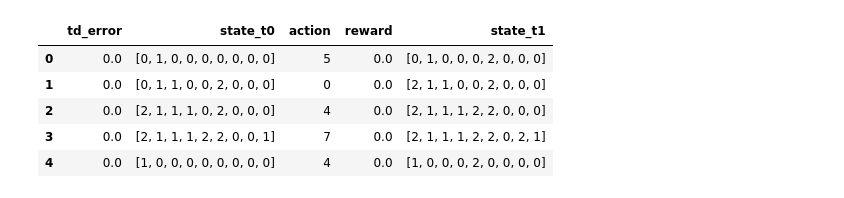
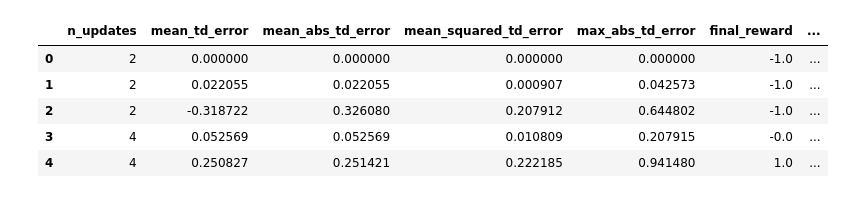
Before and after one commit to jamesGadoury/tic-tac-toe-ui, a Jupyter notebook: tic-tac-toe-rl/training_analysis.ipynb, the cells around one changed output. Cells and saved outputs as stored; diff of their text form; code cells hidden in the pictures.

```diff
--- a/tic-tac-toe-rl/training_analysis.ipynb
+++ b/tic-tac-toe-rl/training_analysis.ipynb
@@ -7,4 +62,2 @@ from pandas import DataFrame
 # %%
-training_dir = Path("./outputs/1753573075154532549/")
-episodes_pth = training_dir / "episodes.json"
-episodes = DataFrame.from_dict(json.load(open(episodes_pth, "r")))
+training_dir = Path("./outputs/1753592624458505983")
@@ -11,10 +80,11 @@ episodes = DataFrame.from_dict(json.load(open(episodes_pth, "r")))
 # %%
+episodes = load_episodes_dataframe(training_dir)
 episodes.head()
 # %% [output]
-|  | td_error | state_t0 | action | reward | state_t1 |
-| 0 | 0.0 | [0, 1, 0, 0, 0, 0, 0, 0, 0] | 5 | 0.0 | [0, 1, 0, 0, 0, 2, 0, 0, 0] |
-| 1 | 0.0 | [0, 1, 1, 0, 0, 2, 0, 0, 0] | 0 | 0.0 | [2, 1, 1, 0, 0, 2, 0, 0, 0] |
-| 2 | 0.0 | [2, 1, 1, 1, 0, 2, 0, 0, 0] | 4 | 0.0 | [2, 1, 1, 1, 2, 2, 0, 0, 0] |
-| 3 | 0.0 | [2, 1, 1, 1, 2, 2, 0, 0, 1] | 7 | 0.0 | [2, 1, 1, 1, 2, 2, 0, 2, 1] |
-| 4 | 0.0 | [1, 0, 0, 0, 0, 0, 0, 0, 0] | 4 | 0.0 | [1, 0, 0, 0, 2, 0, 0, 0, 0] |
+|  | n_updates | mean_td_error | mean_abs_td_error | mean_squared_td_error | max_abs_td_error | final_reward | ... |
+| 0 | 2 | 0.000000 | 0.000000 | 0.000000 | 0.000000 | -1.0 | ... |
+| 1 | 2 | 0.022055 | 0.022055 | 0.000907 | 0.042573 | -1.0 | ... |
+| 2 | 2 | -0.318722 | 0.326080 | 0.207912 | 0.644802 | -1.0 | ... |
+| 3 | 4 | 0.052569 | 0.052569 | 0.010809 | 0.207915 | -0.0 | ... |
+| 4 | 4 | 0.250827 | 0.251421 | 0.222185 | 0.941480 | 1.0 | ... |
 # %%
```
Also changed, not shown: parts of 7 cells of this notebook, 1 other file.
